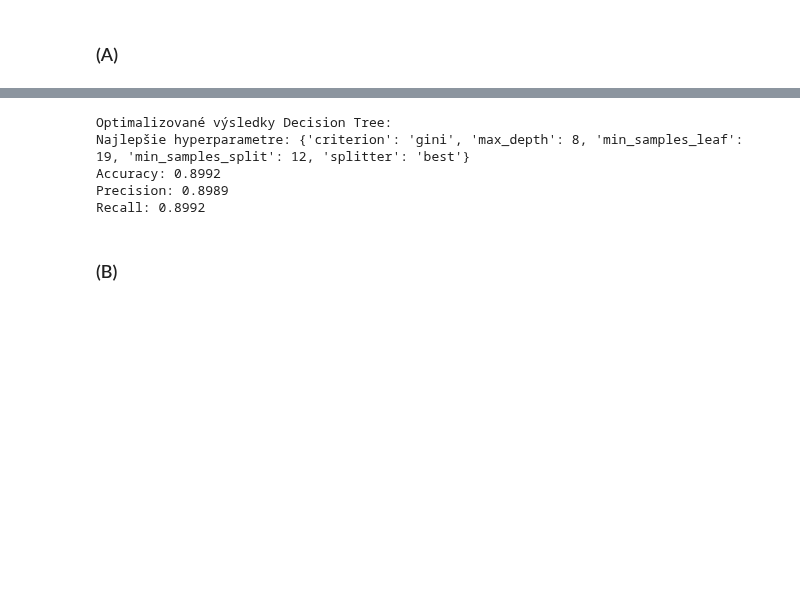
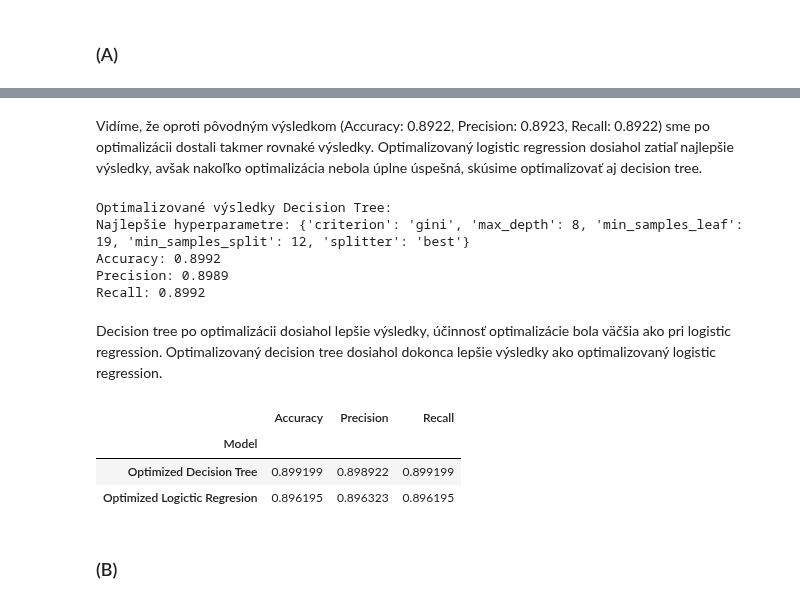
Before and after one commit to LeonRado1/IAU-zadanie, a Jupyter notebook: machine_learning.ipynb, the cells around one changed output, grey strips where cells are left out. Saved outputs shown, nothing was run; the diff lists cells and outputs as text; code cells hidden in the pictures; blank space fills up the shorter version.

```diff
--- a/machine_learning.ipynb
+++ b/machine_learning.ipynb
@@ -420 +418,3 @@ Recall: 0.8952
+# %% [markdown]
+Vidíme, že oproti pôvodným výsledkom (Accuracy: 0.8922, Precision: 0.8923, Recall: 0.8922) sme po optimalizácii dostali takmer rovnaké výsledky. Optimalizovaný logistic regression dosiahol zatiaľ najlepšie výsledky, avšak nakoľko optimalizácia nebola úplne úspešná, skúsime optimalizovať aj decision tree.
 # %%
@@ -467,5 +459,22 @@ Najlepšie hyperparametre: {'criterion': 'gini', 'max_depth': 8, 'min_samples_le
 Accuracy: 0.8992
 Precision: 0.8989
 Recall: 0.8992
+# %% [markdown]
+Decision tree po optimalizácii dosiahol lepšie výsledky, účinnosť optimalizácie bola väčšia ako pri logistic regression. Optimalizovaný decision tree dosiahol dokonca lepšie výsledky ako optimalizovaný logistic regression.
+# %%
+results = pd.DataFrame({
+    'Model': ['Optimized Decision Tree', 'Optimized Logictic Regresion'],
+    'Accuracy': [optimized_dt_accuracy, optimized_lr_accuracy],
+    'Precision': [optimized_dt_precision, optimized_lr_precision],
+    'Recall': [optimized_dt_recall, optimized_lr_recall]
+})
+
+results.set_index('Model', inplace=True)
+results
+# %% [output]
+|  | Accuracy | Precision | Recall |
+| Model |  |  |  |
+| Optimized Decision Tree | 0.899199 | 0.898922 | 0.899199 |
+| Optimized Logictic Regresion | 0.896195 | 0.896323 | 0.896195 |
 # %% [markdown]
 ### (B)
```
Also changed, not shown: parts of 20 cells of this notebook.
